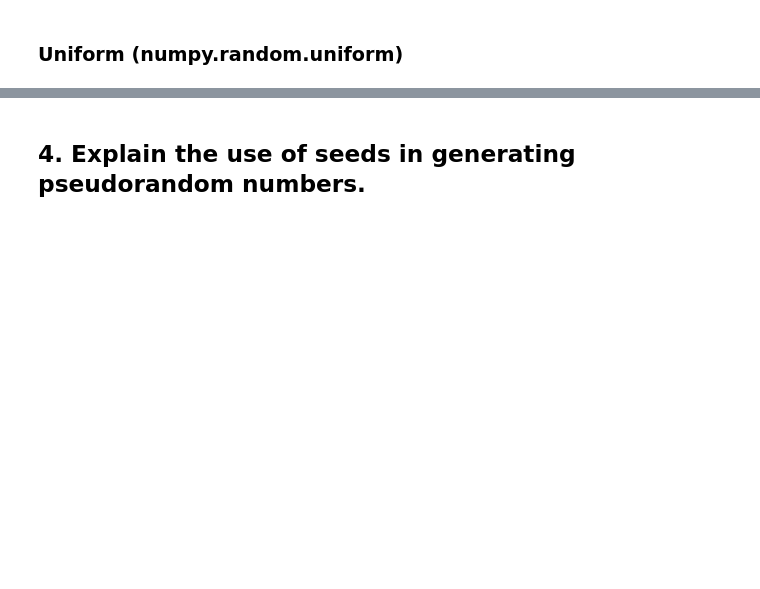
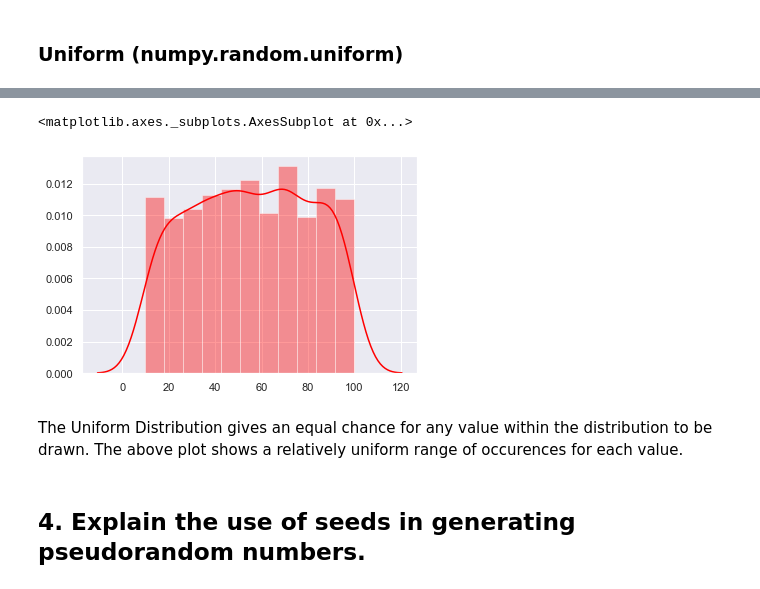
Before and after one commit to Pmcg1/ProgDA_Assignment, a Jupyter notebook: ProgDA_Assessment_1_2019.ipynb, the cells around one changed output, grey strips where cells are left out. Drawn from its saved outputs; the diff is of its cells as text; code cells hidden in the pictures; blank space fills up the shorter version.

```diff
--- a/ProgDA_Assessment_1_2019.ipynb
+++ b/ProgDA_Assessment_1_2019.ipynb
@@ -501,2 +527,13 @@ The result is a narrower distribution with a less defined peak than the Laplace
+# %%
+# With 1000 samples and an interval of between 10.0 (inclusive) and 100.0 (exclusive), generate a uniform distribution
+x = np.random.uniform(10.0, 100.0, size=1000)
+
+#Generate a distplot to visualise:
+sns.distplot(x, color="red")
+# %% [output]
+<matplotlib.axes._subplots.AxesSubplot at 0x...>
+[figure, added]
+# %% [markdown]
+The Uniform Distribution gives an equal chance for any value within the distribution to be drawn. The above plot shows a relatively uniform range of occurences for each value.
 # %% [markdown]
 ## 4. Explain the use of seeds in generating pseudorandom numbers.
```
Also changed, not shown: parts of 5 cells of this notebook.
